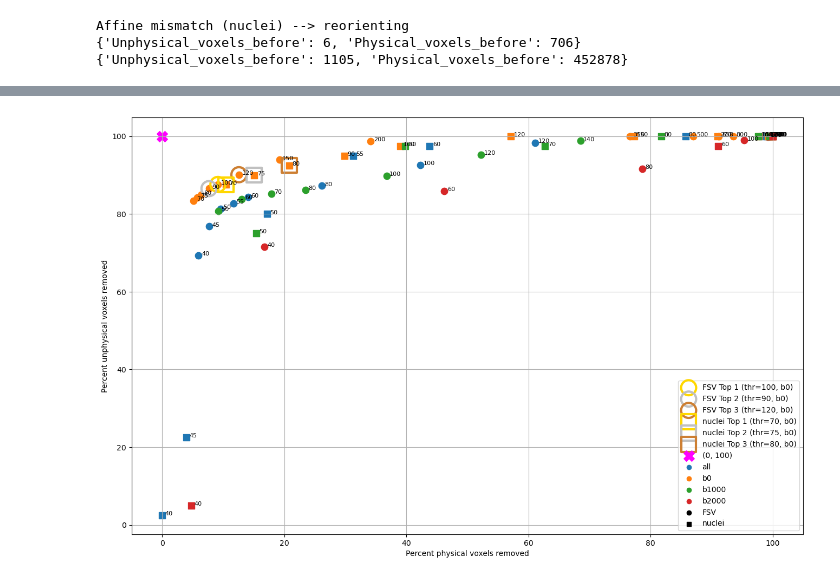
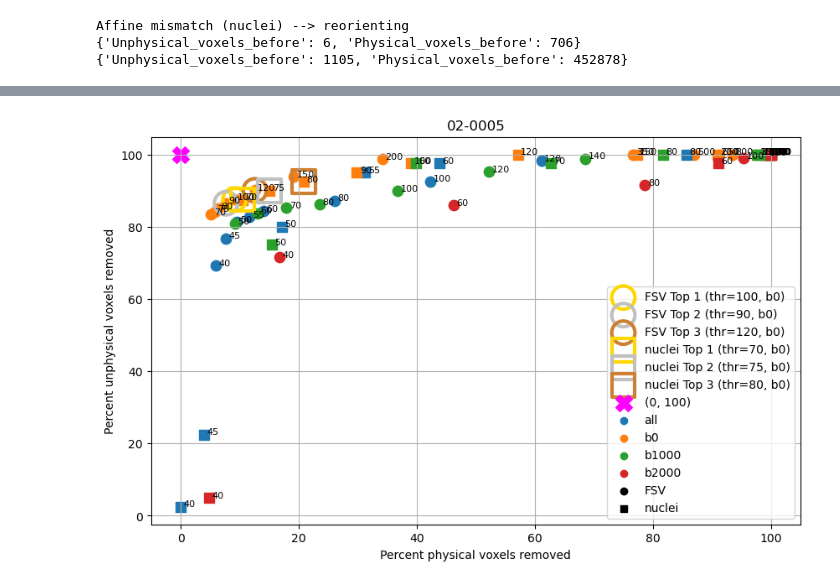
Before and after one commit to Thientn01/MastersThesis, a Jupyter notebook: Analyse_funksjoner.ipynb, the cells around one changed output, grey strips where cells are left out. Cells and saved outputs as stored; diff of their text form; code cells hidden in the pictures.

```diff
--- a/Analyse_funksjoner.ipynb
+++ b/Analyse_funksjoner.ipynb
@@ -11,10 +21,8 @@ import matplotlib.pyplot as plt
 # %%
-# Checks the shape and affine of the files and make sures that the files have the same shape and affine
-
 def check_shape_and_affine(diff_image, seg_nuclei_image, seg_fsv_image):
 
     """
-    Compares diff_image, seg_nuclei_image and seg_fsv_image to each other. Checks the shape and affines, and if they are not the same, align the affine of seg_image to diff_image.
+    Compares diff_image, seg_nuclei_image and seg_fsv_image to each other. Checks the shape and affines, and if they are not the same, align the affine of seg_nuclei_image and seg_fsv_image to diff_image.
     If there is a shape mismatch --> raise ValueError
     If there is an affine mismatch --> align affine such that seg_nuclei_image and seg_fsv_image have the same affine as diff_image
 
@@ -23,12 +31,8 @@ def check_shape_and_affine(diff_image, seg_nuclei_image, seg_fsv_image):
     - seg_nuclei_image: nib.load(str(seg_nuclei_path))
     - seg_fsv_image: nib.load(str(seg_fsv_path))
 
-    Vil kanskje endre til å ta inn paths?
-
     Output:
     - Corrected seg_nuclei_image and seg_fsv_image
-
-    Vil kanskje endre til path, eventuelt legge til paths?
     """
 
     same_shape_nuclei = (diff_image.shape == seg_nuclei_image.shape)
@@ -60,7 +64,6 @@ def check_shape_and_affine(diff_image, seg_nuclei_image, seg_fsv_image):
         new_affine = seg_nuclei_image.affine @ nib.orientations.inv_ornt_aff(transform, seg_nuclei_image.shape)
 
         seg_nuclei_image = nib.Nifti1Image(seg_data_reoriented, new_affine, seg_nuclei_image.header)
-        #nib.save(seg_nuclei_image, "seg_nuclei_image_reoriented.nii.gz")
 
         same_shape = (diff_image.shape == seg_nuclei_image.shape)
         same_affine = np.allclose(diff_image.affine, seg_nuclei_image.affine)
@@ -89,7 +92,6 @@ def check_shape_and_affine(diff_image, seg_nuclei_image, seg_fsv_image):
         new_affine = seg_fsv_image.affine @ nib.orientations.inv_ornt_aff(transform, seg_fsv_image.shape)
 
         seg_fsv_image = nib.Nifti1Image(seg_data_reoriented, new_affine, seg_fsv_image.header)
-        #nib.save(seg_fsv_image, "seg_fsv_image_reoriented.nii.gz")
 
         same_shape = (diff_image.shape == seg_fsv_image.shape)
         same_affine = np.allclose(diff_image.affine, seg_fsv_image.affine)
@@ -1011,5 +1083,7 @@ plt.show()
 # %%
-# Plotte prosent ufysiske voxler vs. prosent fysiske voxler
+"""
+Plot percentage of unphysical voxels vs. percentage of physical voxels
+"""
 
 csv_path = "/home/thientn/MASTEROPPGAVE/IMPARK/02-0005/percent_voxels_left_results.csv"
 df = pd.read_csv(csv_path)
@@ -1038,7 +1112,7 @@ markers = {
     "nuclei": "s"
 }
 
-plt.figure(figsize=(16, 10))
+plt.figure(figsize=(10, 6))
 
 df_plot = df.dropna(subset=["Percent_physical_voxels_removed", "Percent_unphysical_voxels_removed"]).copy()
 
@@ -1047,9 +1121,6 @@ df_plot["dist2"] = (
     (df_plot["Percent_physical_voxels_removed"])**2 + (df_plot["Percent_unphysical_voxels_removed"] - 100)**2
 )
 
-#closest_row = df_plot.loc[df_plot["dist2"].idxmin()]
-
-#top3 = df_plot.nsmallest(3, "dist2")
 top3_each = (
     df_plot.groupby("segmentation", group_keys=False).apply(lambda g: g.nsmallest(3, "dist2"))
 )
@@ -1066,15 +1137,6 @@ for _, row in df_plot.iterrows():
 
     plt.text(x + 0.5, y, str(thr), fontsize=8)
 
-#plt.scatter(
-#    closest_row["Percent_physical_voxels_removed"],
-#    closest_row["Percent_unphysical_voxels_removed"],
-#    s = 300,
-#    facecolors = "none",
-#    edgecolors = "black",
-#    linewidths = 2.5,
-#    label = "Closest (0, 100)"
-#)
 
 highlight_colors = ["gold", "silver", "#cd7f32"]
 
@@ -1088,31 +1150,33 @@ for seg_type in ["FSV", "nuclei"]:
         plt.scatter(
             x, y,
             s = 400,
             facecolors = "none",
             edgecolors = highlight_colors[i],
             marker=markers[seg_type],
             linewidths = 3,
             label = label
         )
 
 plt.scatter(
     0, 100,
     color = "magenta",
     marker = "X",
     s = 200,
     label = "(0, 100)"
 )
 
 for snr, color in colors.items():
     plt.scatter([], [], color=color, marker="o", label=snr)
 
 for seg, marker in markers.items():
     plt.scatter([], [], color="black", marker=marker, label=seg)
 
 plt.xlabel("Percent physical voxels removed")
 plt.ylabel("Percent unphysical voxels removed")
+plt.title("02-0005")
 plt.grid(True)
 plt.legend()
+plt.savefig("02-0005_figure")
 plt.show()
 # %% [output]
-[figure, old version]
+[figure, new version]
```
Also changed, not shown: parts of 32 cells of this notebook.
